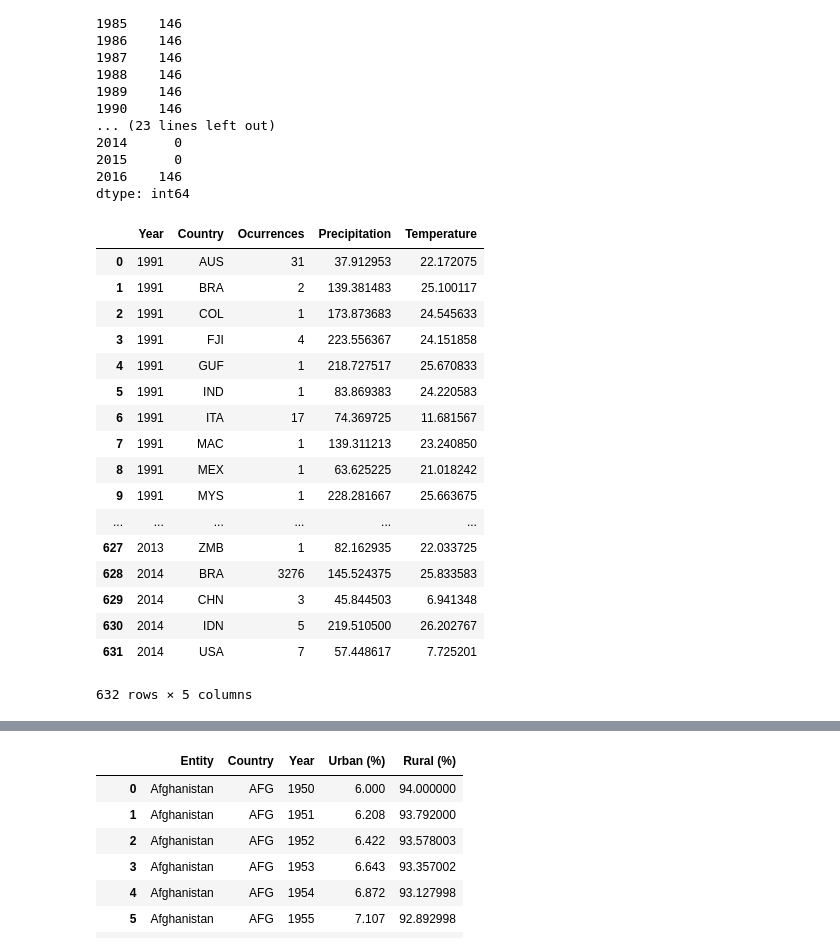
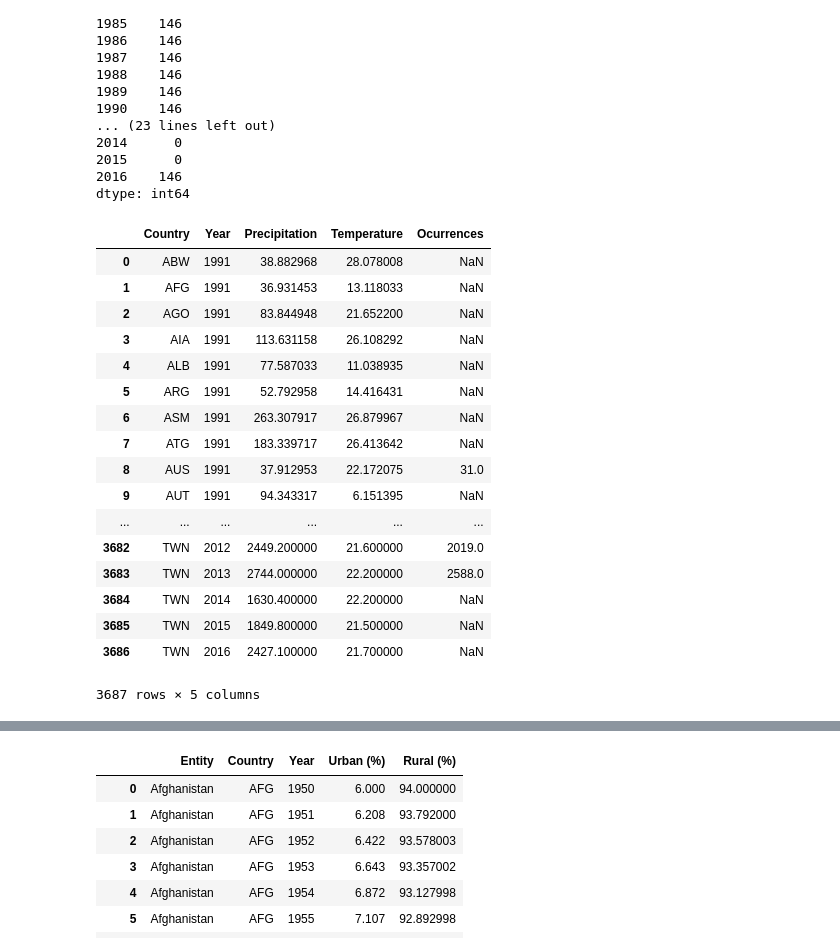
Before and after one commit to QuirkyDataScientist1978/project_dengue_fever, a Jupyter notebook: Final_Project_IP.ipynb, the cells around one changed output, grey strips where cells are left out. Saved outputs shown, nothing was run; the diff lists cells and outputs as text; code cells hidden in the pictures.

```diff
--- a/Final_Project_IP.ipynb
+++ b/Final_Project_IP.ipynb
@@ -13,7 +32,7 @@ temp.rename(columns={'\tYear':'Year', ' Month':'Month', ' Country':'Country'}, i
 prec.rename(columns={'\tYear':'Year', ' Month':'Month', ' Country':'Country'}, inplace=True)
 occur.rename(columns={'YEAR':'Year', 'COUNTRY_ID':'Country'}, inplace=True)
 # %%
-taywan = pd.read_csv('/Users/RodolfoSaldanha/Downloads/taywan.csv')
+taywan = pd.read_csv('/Users/RodolfoSaldanha/Desktop/IP/final_project/Datasets/taywan.csv')
 taywan.drop(columns=['Unnamed: 0'],inplace=True)
 taywan.head()
 # %% [output]
@@ -186,28 +225,28 @@ Year
 2016    146
 dtype: int64
 # %%
-temp_rain_occur=pd.merge(annualOccur,temp_rain,
+temp_rain_occur=pd.merge(temp_rain,annualOccur,
                    how='left',
                    left_on = ['Year','Country'],
                    right_on = ['Year','Country'])
 temp_rain_occur.rename(columns={'OCCURRENCE_ID':'Ocurrences', 'tas':'Temperature', 'pr':'Precipitation'}, inplace=True)
 temp_rain_occur
 # %% [output]
-|  | Year | Country | Ocurrences | Precipitation | Temperature |
-| 0 | 1991 | AUS | 31 | 37.912953 | 22.172075 |
-| 1 | 1991 | BRA | 2 | 139.381483 | 25.100117 |
-| 2 | 1991 | COL | 1 | 173.873683 | 24.545633 |
-| 3 | 1991 | FJI | 4 | 223.556367 | 24.151858 |
-| 4 | 1991 | GUF | 1 | 218.727517 | 25.670833 |
-| 5 | 1991 | IND | 1 | 83.869383 | 24.220583 |
-| 6 | 1991 | ITA | 17 | 74.369725 | 11.681567 |
-| 7 | 1991 | MAC | 1 | 139.311213 | 23.240850 |
-| 8 | 1991 | MEX | 1 | 63.625225 | 21.018242 |
-| 9 | 1991 | MYS | 1 | 228.281667 | 25.663675 |
+|  | Country | Year | Precipitation | Temperature | Ocurrences |
+| 0 | ABW | 1991 | 38.882968 | 28.078008 | NaN |
+| 1 | AFG | 1991 | 36.931453 | 13.118033 | NaN |
+| 2 | AGO | 1991 | 83.844948 | 21.652200 | NaN |
+| 3 | AIA | 1991 | 113.631158 | 26.108292 | NaN |
+| 4 | ALB | 1991 | 77.587033 | 11.038935 | NaN |
+| 5 | ARG | 1991 | 52.792958 | 14.416431 | NaN |
+| 6 | ASM | 1991 | 263.307917 | 26.879967 | NaN |
+| 7 | ATG | 1991 | 183.339717 | 26.413642 | NaN |
+| 8 | AUS | 1991 | 37.912953 | 22.172075 | 31.0 |
+| 9 | AUT | 1991 | 94.343317 | 6.151395 | NaN |
 | ... | ... | ... | ... | ... | ... |
-| 627 | 2013 | ZMB | 1 | 82.162935 | 22.033725 |
-| 628 | 2014 | BRA | 3276 | 145.524375 | 25.833583 |
-| 629 | 2014 | CHN | 3 | 45.844503 | 6.941348 |
-| 630 | 2014 | IDN | 5 | 219.510500 | 26.202767 |
-| 631 | 2014 | USA | 7 | 57.448617 | 7.725201 |
+| 3682 | TWN | 2012 | 2449.200000 | 21.600000 | 2019.0 |
+| 3683 | TWN | 2013 | 2744.000000 | 22.200000 | 2588.0 |
+| 3684 | TWN | 2014 | 1630.400000 | 22.200000 | NaN |
+| 3685 | TWN | 2015 | 1849.800000 | 21.500000 | NaN |
+| 3686 | TWN | 2016 | 2427.100000 | 21.700000 | NaN |
-632 rows × 5 columns
+3687 rows × 5 columns
```
Also changed, not shown: parts of 14 cells of this notebook, 3 other files.
